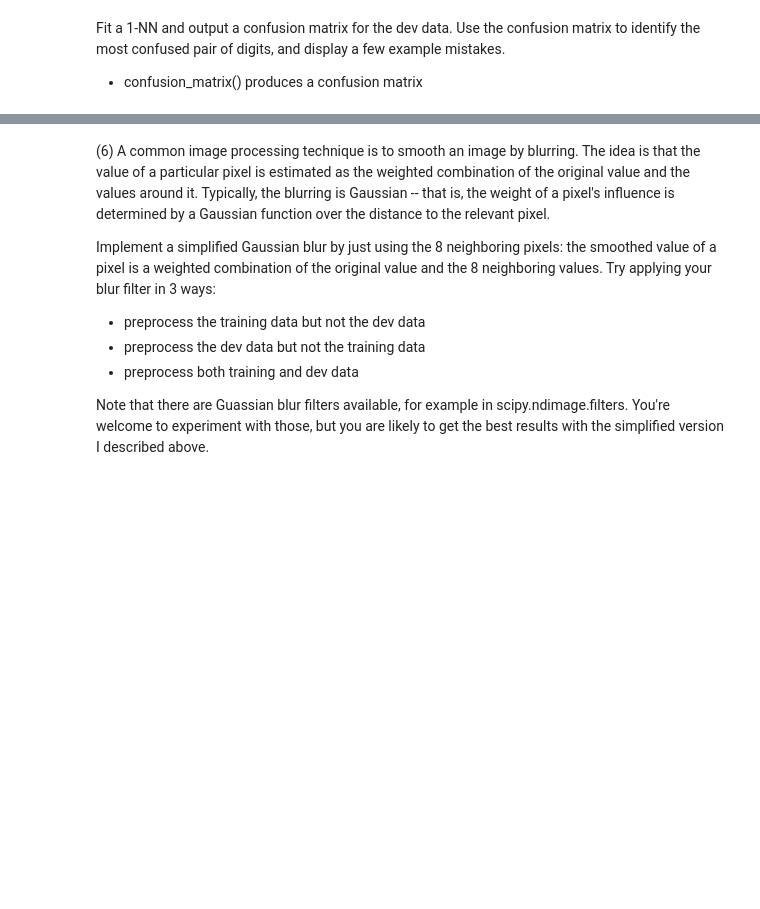
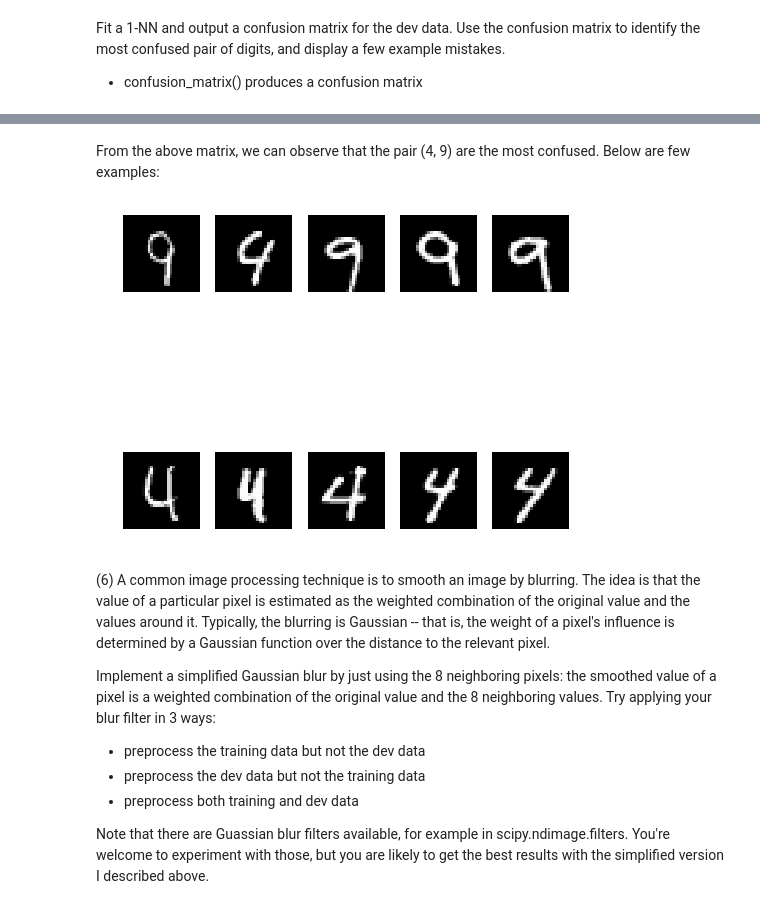
Before and after one commit to elrufaie/W207-Applied-Machine-Learning, a Jupyter notebook: Projects/harith_elrufaie_p1.ipynb, the cells around one changed output, grey strips where cells are left out. Saved outputs shown, nothing was run; the diff lists cells and outputs as text; code cells hidden in the pictures; blank space fills up the shorter version.

```diff
--- a/Projects/harith_elrufaie_p1.ipynb
+++ b/Projects/harith_elrufaie_p1.ipynb
@@ -249,3 +314,21 @@ Fit a 1-NN and output a confusion matrix for the dev data. Use the confusion mat
+# %% [markdown]
+From the above matrix, we can observe that the pair (4, 9) are the most confused. Below are few examples:
+# %%
+#build
+four_digits = dev_data[np.all([dev_labels == 4, predictions == 9], axis=0)]
+
+#extract sample '4' digits where we predicted '9'
+confused_rows = np.zeros((10, mini_train_data.shape[1]))
+confused_rows[5:] = four_digits[:5]
+
+#extract sample '9' where we prediced '4'
+nine_digits = dev_data[np.all([dev_labels == 9, predictions == 4], axis=0)]
+confused_rows[:5] = nine_digits[:5]
+
+#now plot
+plot(confused_rows, 2, 5)
+# %% [output]
+[figure, added]
 # %% [markdown]
 (6) A common image processing technique is to smooth an image by blurring. The idea is that the value of a particular pixel is estimated as the weighted combination of the original value and the values around it. Typically, the blurring is Gaussian -- that is, the weight of a pixel's influence is determined by a Gaussian function over the distance to the relevant pixel.
 
```
Also changed, not shown: parts of 13 cells of this notebook.
